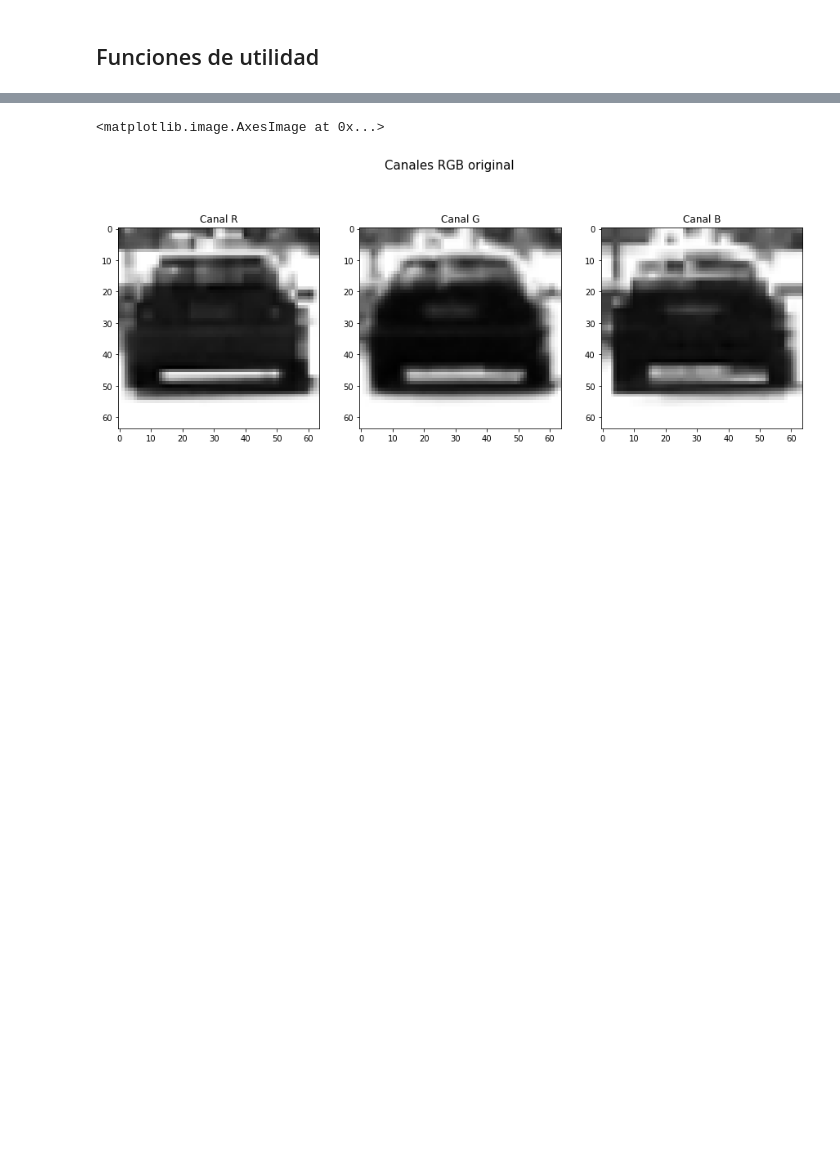
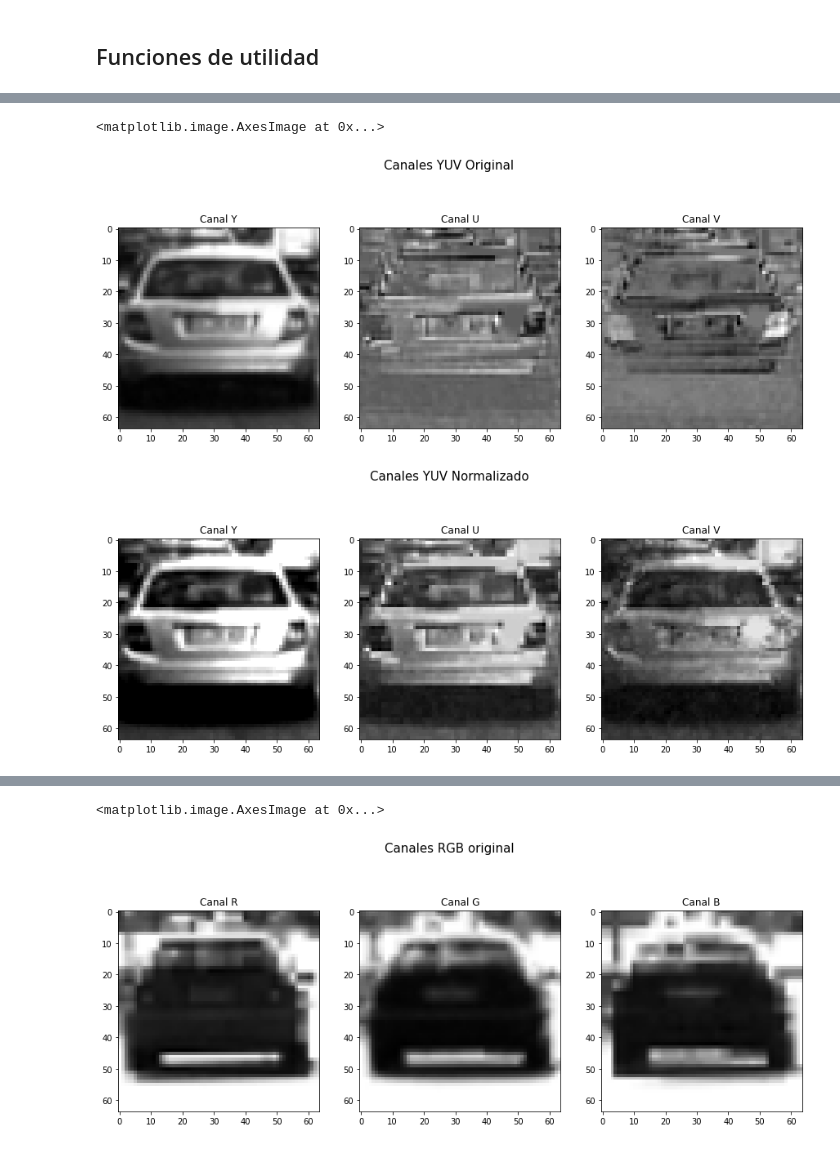
Before and after one commit to namadoa/Vision_por_Computador_2021_2, a Jupyter notebook: preprocessing/preprocessing.ipynb, the cells around one changed output, grey strips where cells are left out. Drawn from its saved outputs; the diff is of its cells as text; code cells hidden in the pictures; blank space fills up the shorter version.

```diff
--- a/preprocessing/preprocessing.ipynb
+++ b/preprocessing/preprocessing.ipynb
@@ -43,0 +240,39 @@ def detect_edge(image, umbral_min, umbral_max, titulo = "Imagen original",canal
+# %%
+img_yuv = img_read('../data/vehicles/'+image_path, 'yuv')
+img_yuv_norm = norm_image(img_yuv)
+
+#Modelo YUV
+
+img_Y = img_yuv[:,:,0]
+img_U =  img_yuv[:,:,1]
+img_V = img_yuv[:,:,2]
+
+fig, (ax1, ax2, ax3) = plt.subplots(1,3, figsize=(15, 6))
+
+fig.suptitle('Canales YUV Original', fontsize=15)
+ax1.set_title('Canal Y')
+ax1.imshow(img_Y, cmap='gray')
+ax2.set_title('Canal U')
+ax2.imshow(img_U, cmap='gray')
+ax3.set_title('Canal V')
+ax3.imshow(img_V, cmap='gray')
+
+#Modelo YUV
+
+img_Y = img_yuv_norm[:,:,0]
+img_U =  img_yuv_norm[:,:,1]
+img_V = img_yuv_norm[:,:,2]
+
+fig, (ax1, ax2, ax3) = plt.subplots(1,3, figsize=(15, 6))
+
+fig.suptitle('Canales YUV Normalizado', fontsize=15)
+ax1.set_title('Canal Y')
+ax1.imshow(img_Y, cmap='gray')
+ax2.set_title('Canal U')
+ax2.imshow(img_U, cmap='gray')
+ax3.set_title('Canal V')
+ax3.imshow(img_V, cmap='gray')
+# %% [output]
+<matplotlib.image.AxesImage at 0x...>
+[figure, added]
+[figure, added]
```
Also changed, not shown: parts of 29 cells of this notebook.
